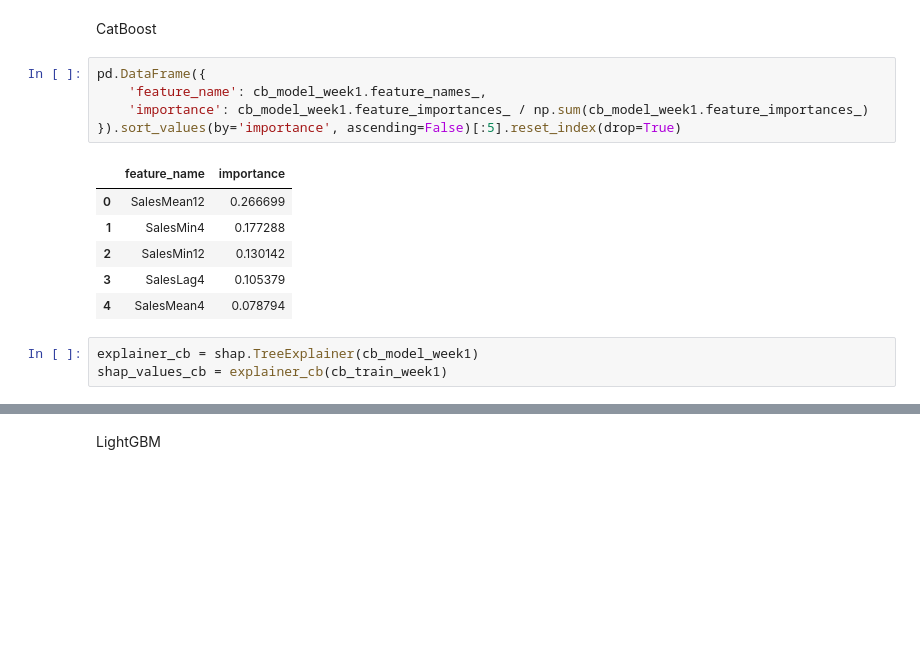
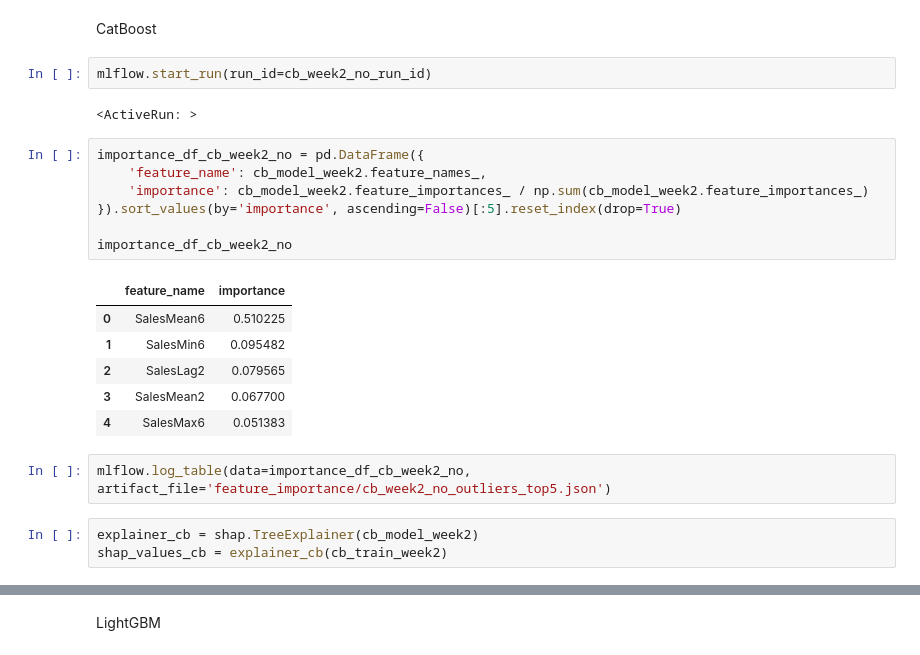
Before and after one commit to harut-prog/rossman-store-sales, a Jupyter notebook: project.ipynb, the cells around one changed output, grey strips where cells are left out. Saved outputs shown, nothing was run; the diff lists cells and outputs as text; blank space fills up the shorter version.

```diff
--- a/project.ipynb
+++ b/project.ipynb
@@ -1588,18 +2219,26 @@ pd.DataFrame(
 # Feature Importance
 # %% [markdown]
 CatBoost
+# %%
+mlflow.start_run(run_id=cb_week2_no_run_id)
+# %% [output]
+<ActiveRun: >
 # %%
-pd.DataFrame({
-    'feature_name': cb_model_week1.feature_names_,
-    'importance': cb_model_week1.feature_importances_ / np.sum(cb_model_week1.feature_importances_)
+importance_df_cb_week2_no = pd.DataFrame({
+    'feature_name': cb_model_week2.feature_names_,
+    'importance': cb_model_week2.feature_importances_ / np.sum(cb_model_week2.feature_importances_)
 }).sort_values(by='importance', ascending=False)[:5].reset_index(drop=True)
+
+importance_df_cb_week2_no
 # %% [output]
 |  | feature_name | importance |
-| 0 | SalesMean12 | 0.266699 |
-| 1 | SalesMin4 | 0.177288 |
-| 2 | SalesMin12 | 0.130142 |
-| 3 | SalesLag4 | 0.105379 |
-| 4 | SalesMean4 | 0.078794 |
+| 0 | SalesMean6 | 0.510225 |
+| 1 | SalesMin6 | 0.095482 |
+| 2 | SalesLag2 | 0.079565 |
+| 3 | SalesMean2 | 0.067700 |
+| 4 | SalesMax6 | 0.051383 |
+# %%
+mlflow.log_table(data=importance_df_cb_week2_no, artifact_file='feature_importance/cb_week2_no_outliers_top5.json')
 # %%
-explainer_cb = shap.TreeExplainer(cb_model_week1)
-shap_values_cb = explainer_cb(cb_train_week1)
+explainer_cb = shap.TreeExplainer(cb_model_week2)
+shap_values_cb = explainer_cb(cb_train_week2)
```
Also changed, not shown: parts of 102 cells of this notebook, 5 other files.
